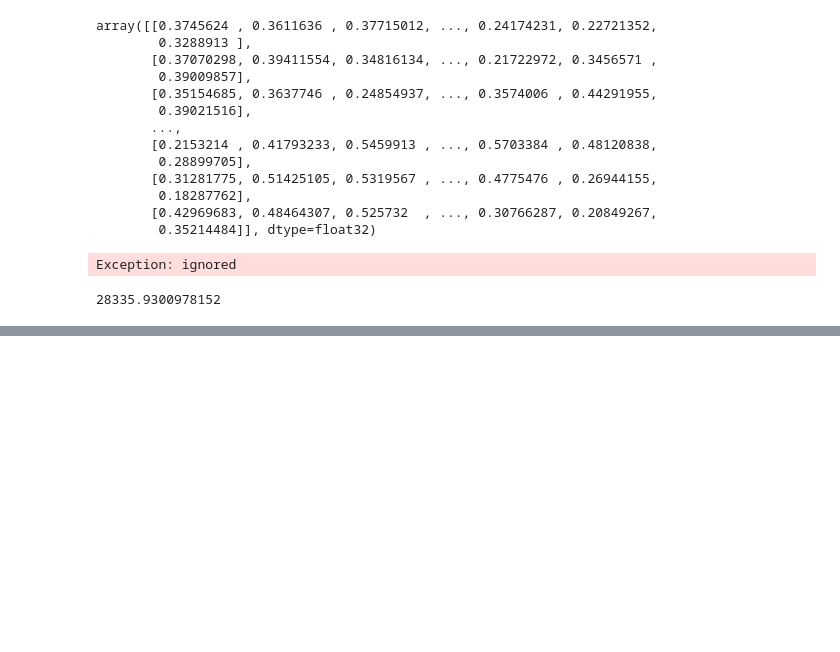
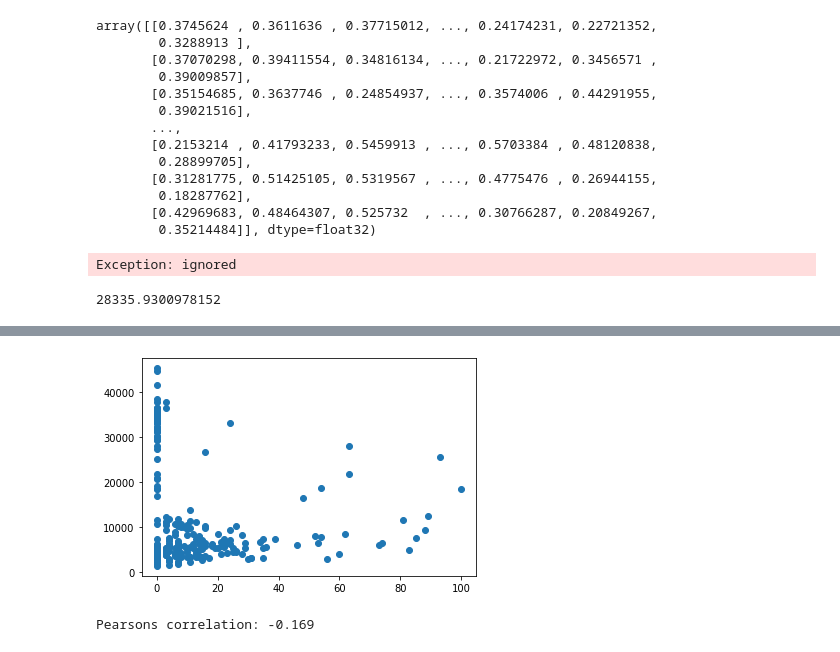
Before and after one commit to avinashmatani/MelbD2020, a Jupyter notebook: MultivariateTimeSeriesModel.ipynb, the cells around one changed output, grey strips where cells are left out. Cells and saved outputs as stored; diff of their text form; code cells hidden in the pictures; blank space fills up the shorter version.

```diff
--- a/MultivariateTimeSeriesModel.ipynb
+++ b/MultivariateTimeSeriesModel.ipynb
@@ -928,0 +969,3 @@ TypeError: ignored
+# %%
+import pandas as pd
+ts = pd.read_csv("multiTimeline.csv")
@@ -928,0 +981,12 @@ TypeError: ignored
+# %%
+from matplotlib import pyplot
+pyplot.scatter(ts['Social distancing: (Victoria)'], ts['FootFall'])
+pyplot.show()
+# %% [output]
+[figure, added]
+# %%
+from scipy.stats import pearsonr
+corr, _ = pearsonr(ts['Social distancing: (Victoria)'], ts['FootFall'])
+print('Pearsons correlation: %.3f' % corr)
+# %% [output]
+Pearsons correlation: -0.169
```
Also changed, not shown: parts of 33 cells of this notebook.
